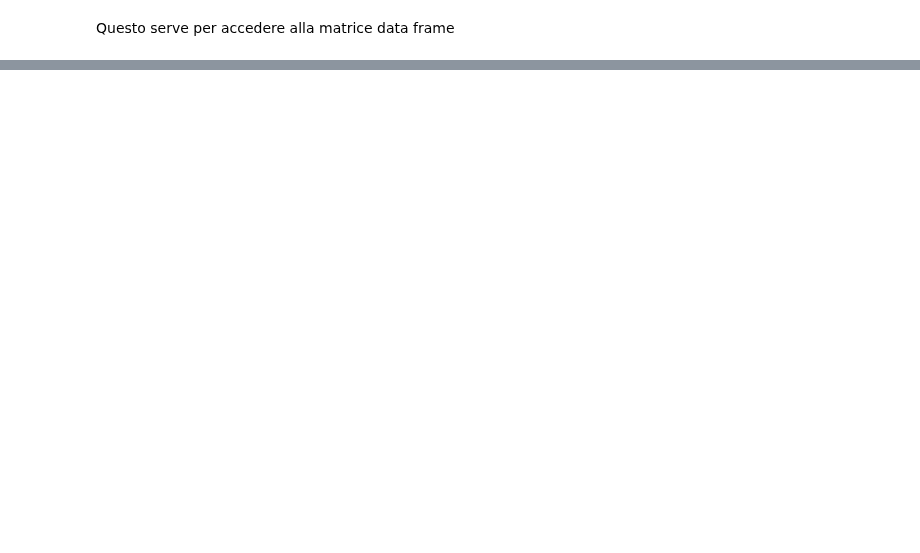
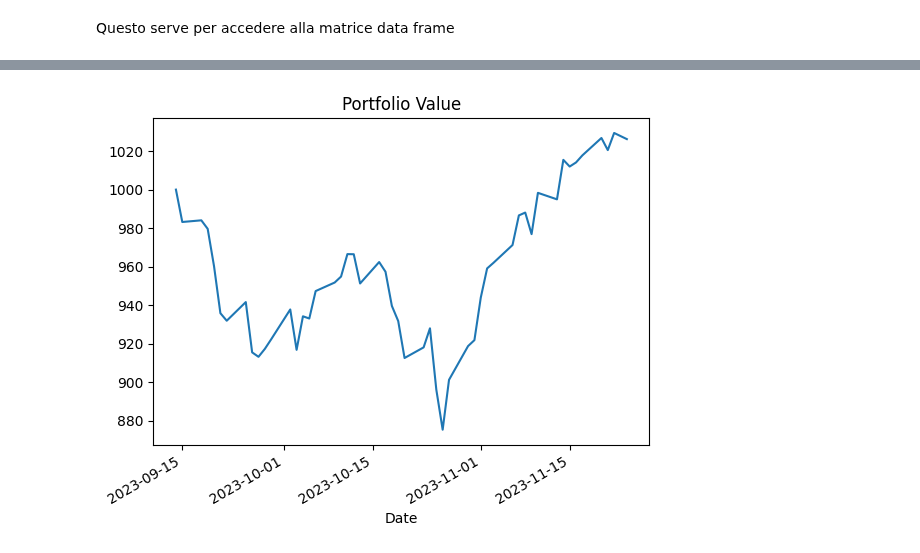
Before and after one commit to Finardiprof/Python, a Jupyter notebook: Portafoglio.ipynb, the cells around one changed output, grey strips where cells are left out. Cells and saved outputs as stored; diff of their text form; code cells hidden in the pictures; blank space fills up the shorter version.

```diff
--- a/Portafoglio.ipynb
+++ b/Portafoglio.ipynb
@@ -13,7 +13,7 @@ portfolio_data = yf.download(portfolio, start="2023-09-14", end="2023-12-31")
 budget = float(input("Inserisci il budget: "))
 
 # Calcola la quantità di azioni da acquistare
-allocazione = [0.25, 0.25, 0.1, 0.1, 0.15, 0.15]
+allocazione = [0.3, 0.40, 0.1, 0.1, 0.1]
 quantity = []
 for i in range(len(portfolio)):
   quantity.append(budget * allocazione[i] / portfolio_data.iloc[0,i])
@@ -21,16 +21,5 @@ for i in range(len(portfolio)):
 # Calculate daily returns for each stock
 daily_returns = portfolio_data['Adj Close'].pct_change()
 
-# Calculate portfolio value based on the number of shares you own
+# Calculare il valore del portafoglio in base alle quanità presenti
 portfolio_value = (portfolio_data['Adj Close'] * quantity).sum(axis=1)
-
-# Visualize the portfolio value
-portfolio_data.Close.plot(figsize=(10, 6), title="Stock prices")
-plt.show()
-portfolio_value.plot(figsize=(10, 6), title="Portfolio Value")
-plt.show()
-daily_returns.plot(figsize=(10, 6), title="Portfolio Value")
-plt.show()
-portfolio_data.Volume.plot(figsize=(10, 6), title="Portfolio Value")
-plt.show()
-plt.hist(daily_returns)
@@ -43,3 +33,16 @@ print(portfolio_data.iloc[0,0])
+# %%
+# Visualize the portfolio value
+#portfolio_data.Close.plot(figsize=(10, 6), title="Stock prices")
+#plt.show()
+portfolio_value.plot(title="Portfolio Value")
+plt.show()
+#daily_returns.plot(figsize=(10, 6), title="Portfolio Value")
+#plt.show()
+#portfolio_data.Volume.plot(figsize=(10, 6), title="Portfolio Value")
+#plt.show()
+#plt.hist(daily_returns)
+# %% [output]
+[figure, added]
 # %%
 # Per salvare in un file Excel:
 # portfolio_data.to_excel('dataframe.xlsx', index=False)
```
Also changed, not shown: parts of 2 cells of this notebook.
